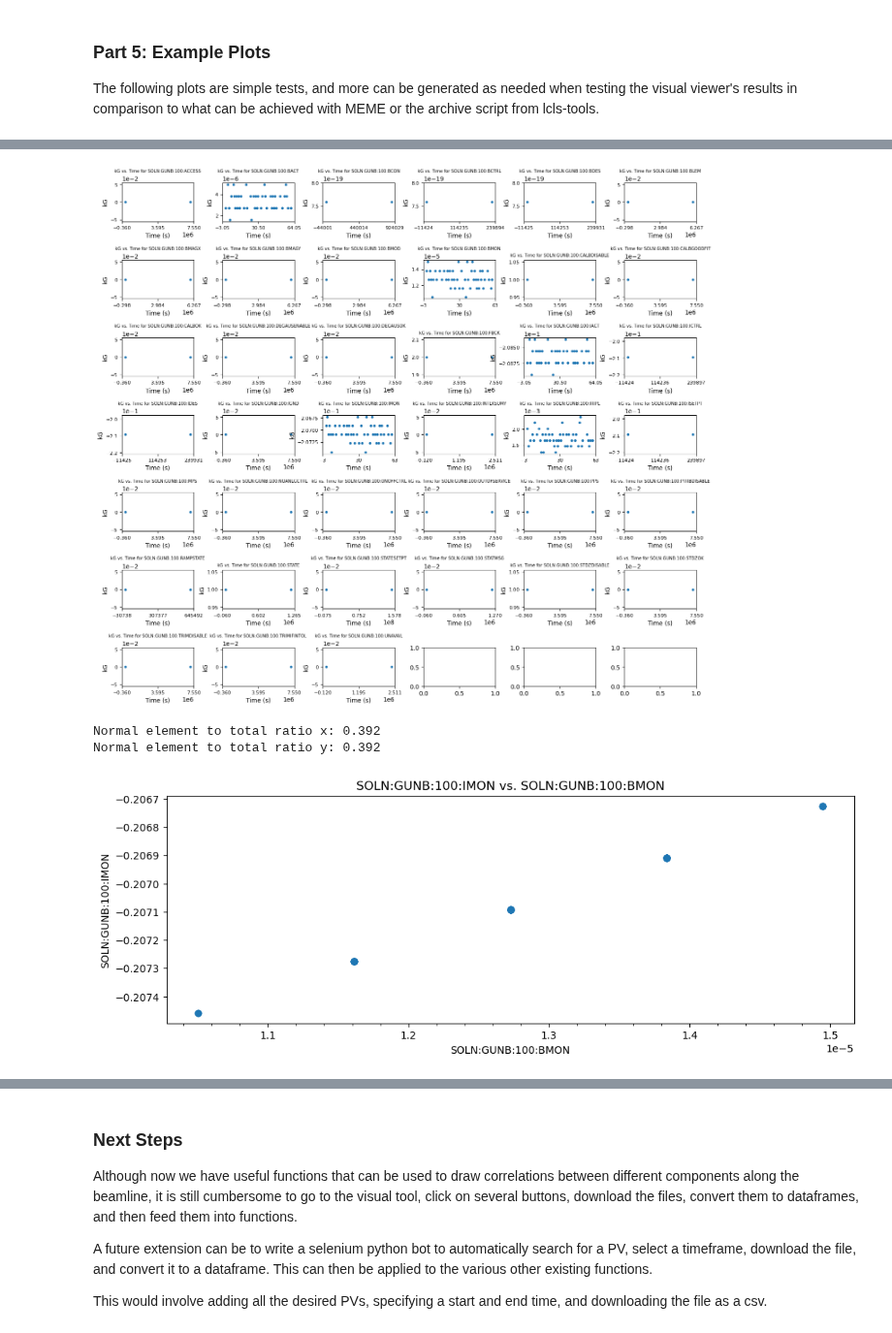
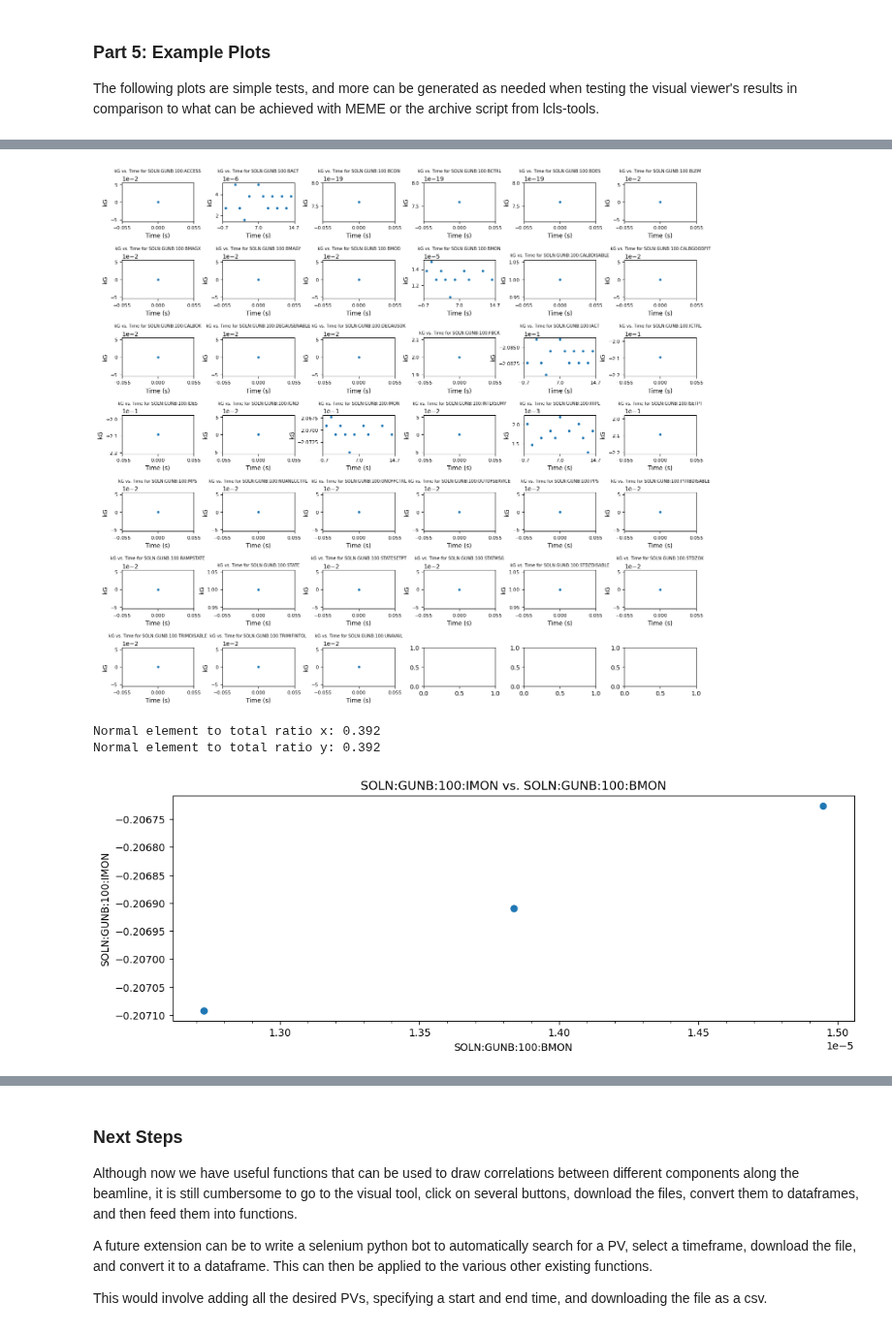
Before and after one commit to jpgtordilla/hombom24, a Jupyter notebook: archive-analysis/archviewer-plots/test-vis/test-vis.ipynb, the cells around one changed output, grey strips where cells are left out. Shown at 97% size. Saved outputs shown, nothing was run; the diff lists cells and outputs as text; code cells hidden in the pictures.

Commit message:
all pre-correlation tasks complete

```diff
--- a/archive-analysis/archviewer-plots/test-vis/test-vis.ipynb
+++ b/archive-analysis/archviewer-plots/test-vis/test-vis.ipynb
@@ -264,7 +264,7 @@ def megaplot_all_cols(df_name, y_axis_title):
             col_ind += 1 # keep track of which column is being plotted
 # %%
 """Plot of a specific correlation between two specific dataframes and their specified columns"""
-def spec_correl(df_x, df_y, df_col_x, df_col_y):
+def spec_correl(df_x, df_y, df_col_x, df_col_y, start, end):
     # clean both dfs
     df_plot_x = clean_df(df_x, df_col_x)
     df_plot_y = clean_df(df_y, df_col_y)
@@ -272,7 +272,7 @@ def spec_correl(df_x, df_y, df_col_x, df_col_y):
     fig, ax = plt.subplots(figsize=(12, 4))
     print(f"Normal element to total ratio x: {get_non_na_ratio(df_x, df_col_x)}") # get normal/total ratio
     print(f"Normal element to total ratio y: {get_non_na_ratio(df_y, df_col_y)}")
-    ax.scatter(df_plot_x[df_col_x], df_plot_y[df_col_y])
+    ax.scatter(df_plot_x.loc[start:end, [df_col_x]][df_col_x], df_plot_y.loc[start:end, [df_col_y]][df_col_y]) # must specify indices to plot
     # x label is always in seconds, but y label must be specified by the user as it is not given in the csv file
     ax.set_xlabel(df_col_x)
     ax.set_ylabel(df_col_y)
@@ -281,7 +281,7 @@ def spec_correl(df_x, df_y, df_col_x, df_col_y):
     ax.xaxis.set_minor_locator(ticker.AutoMinorLocator())
 
 """Plot a correlation between a specific column from a df and all the columns in the other df"""
-def correl(df_y, df_y_col, df_x, df_x_col, is_x):
+def correl(df_y, df_y_col, df_x, df_x_col, is_x, start, end):
     # want to create a grid of subplots
     col_len = len(df_x.columns) - 1
     dim = int(np.sqrt(col_len))
@@ -292,22 +292,20 @@ def correl(df_y, df_y_col, df_x, df_x_col, is_x):
     for i in range(0, dim + 1):
         for j in range(0, dim):
             if is_x: # if this is true, df_y is plotted on y-axis and all columns from df_x are plotted
-                plot_correl_mega(ax, df_y, df_y_col, df_x, i, j, col_ind)
+                plot_correl_mega(ax, df_y, df_y_col, df_x, i, j, col_ind, start, end)
             else: # if this is true, df_x is plotted on y-axis and all columns from df_y are plotted
-                plot_correl_mega(ax, df_x, df_x_col, df_y, i, j, col_ind)
+                plot_correl_mega(ax, df_x, df_x_col, df_y, i, j, col_ind, start, end)
 
             col_ind += 1 # keep track of which column is being plotted
 
 """Helper function to clean df"""
 def clean_df(df, col):
-    df_rows = remove_irrelevant_dates(df) # remove irrelevant rows
-    df_cols = remove_nan_from_col(df_rows, col) # df with only the one specified col df_col_x
+    df_cols = remove_nan_from_col(df, col) # df with only the one specified col df_col_x
     return remove_date(df_cols) # modify timestamp text to only include the hour, min, and sec
 
 
 """Helper function for correlation megaplots"""
-def plot_correl_mega(ax, df_y, df_y_col, df_x, i, j, col_ind):
-    # df_rows = remove_irrelevant_dates(df_name) # remove irrelevant rows
+def plot_correl_mega(ax, df_y, df_y_col, df_x, i, j, col_ind, start, end):
 
     if col_ind >= len(df_x.columns): # ends execution of for loop if no more columns to render
         return
@@ -319,7 +317,7 @@ def plot_correl_mega(ax, df_y, df_y_col, df_x, i, j, col_ind):
     if len(df_y[df_y_col]) != len(df_plot[df_x.columns[col_ind]]):
         return
 
-    ax[i, j].scatter(df_y[df_y_col], df_plot[df_x.columns[col_ind]], s=10)
+    ax[i, j].scatter(df_y.loc[start:end, [df_y_col]][df_y_col], df_plot.loc[start:end, [df_x.columns[col_ind]]][df_x.columns[col_ind]], s=10)
     ax[i, j].xaxis.set_major_locator(ticker.LinearLocator(3))
     ax[i, j].xaxis.set_minor_locator(ticker.LinearLocator(0))
     ax[i, j].tick_params(axis='y', which='major', labelsize=8)
@@ -406,10 +422,10 @@ Normal element to total ratio: 0.392
 # %%
-megaplot_all_cols(soln_gunb_100_df_1m, "kG")
+megaplot_all_cols(soln_gunb_100_df_1m, "kG", 0, 45)
 # %% [output]
-[figure, old version]
+[figure, new version]
 # %%
-spec_correl(soln_gunb_100_df_1m, soln_gunb_100_df_1m, "SOLN:GUNB:100:BMON", "SOLN:GUNB:100:IMON")
+spec_correl(soln_gunb_100_df_1m, soln_gunb_100_df_1m, "SOLN:GUNB:100:BMON", "SOLN:GUNB:100:IMON", 0, 25)
 # %% [output]
 Normal element to total ratio x: 0.392
 Normal element to total ratio y: 0.392
-[figure, old version]
+[figure, new version]
```
Also changed, not shown: parts of 16 cells of this notebook, 3 other files.
